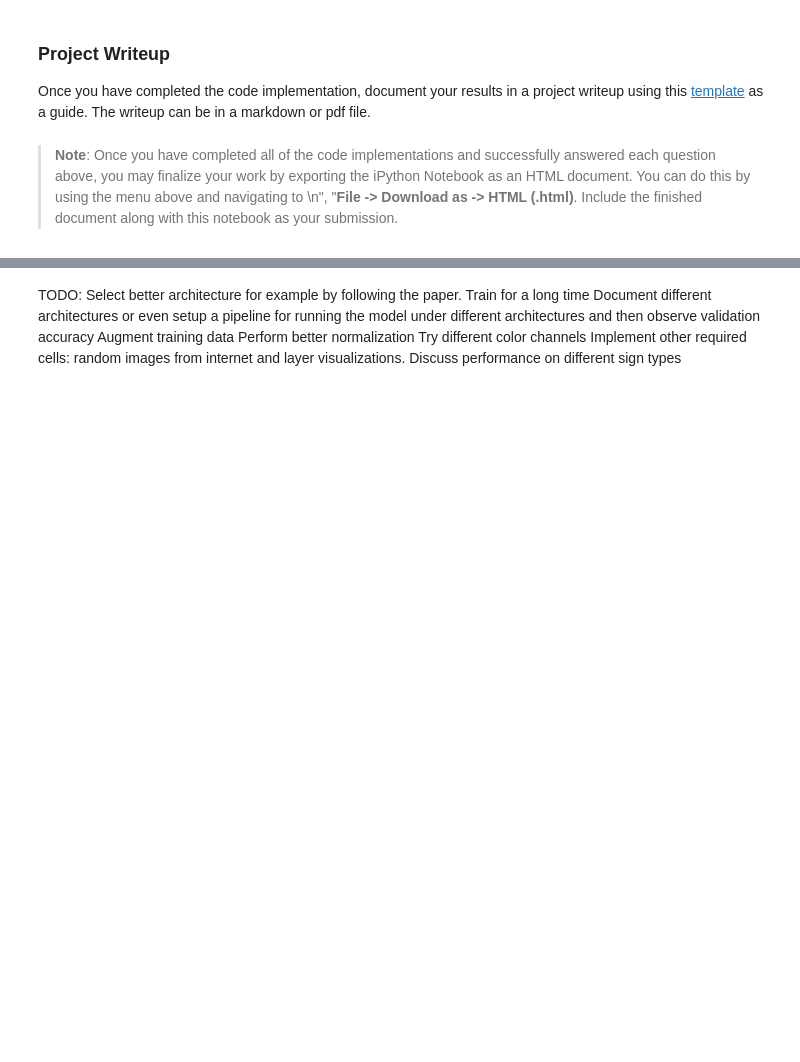
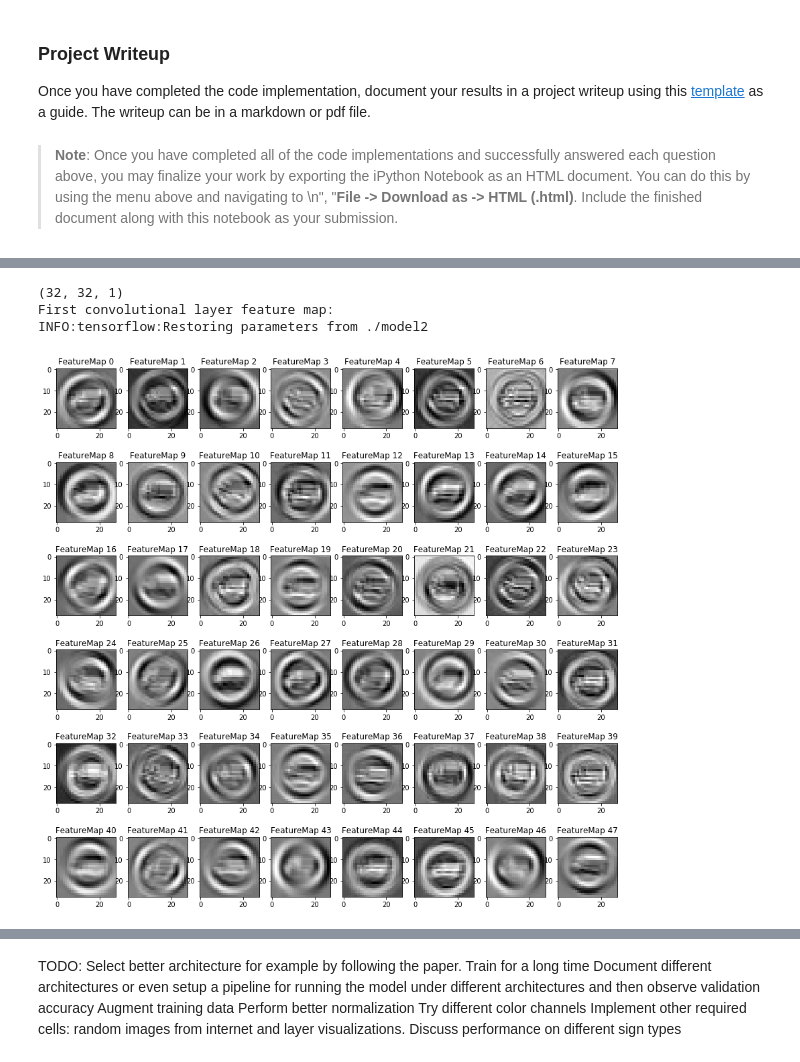
Before and after one commit to maks-bond/CarND-TrafficSignClassification, a Jupyter notebook: Traffic_Sign_Classifier.ipynb, the cells around one changed output, grey strips where cells are left out. Drawn from its saved outputs; the diff is of its cells as text; code cells hidden in the pictures; blank space fills up the shorter version.

```diff
--- a/Traffic_Sign_Classifier.ipynb
+++ b/Traffic_Sign_Classifier.ipynb
@@ -379,7 +349,7 @@ sets imply underfitting. A high accuracy on the training set but low accuracy on
 ### the accuracy on the test set should be calculated and reported as well.
 ### Feel free to use as many code cells as needed.
 
-EPOCHS = 20
+EPOCHS = 15
 BATCH_SIZE = 100
 
 train_data = X_train_norm
@@ -623,17 +598,19 @@ def outputFeatureMap(image_input, tf_activation, activation_min=-1, activation_m
     # image_input =
     # Note: x should be the same name as your network's tensorflow data placeholder variable
     # If you get an error tf_activation is not defined it may be having trouble accessing the variable from inside a function
-    activation = tf_activation.eval(session=sess,feed_dict={x : image_input})
-    featuremaps = activation.shape[3]
-    plt.figure(plt_num, figsize=(15,15))
-    for featuremap in range(featuremaps):
-        plt.subplot(6,8, featuremap+1) # sets the number of feature maps to show on each row and column
-        plt.title('FeatureMap ' + str(featuremap)) # displays the feature map number
-        if activation_min != -1 & activation_max != -1:
-            plt.imshow(activation[0,:,:, featuremap], interpolation="nearest", vmin =activation_min, vmax=activation_max, cmap="gray")
-        elif activation_max != -1:
-            plt.imshow(activation[0,:,:, featuremap], interpolation="nearest", vmax=activation_max, cmap="gray")
-        elif activation_min !=-1:
-            plt.imshow(activation[0,:,:, featuremap], interpolation="nearest", vmin=activation_min, cmap="gray")
-        else:
-            plt.imshow(activation[0,:,:, featuremap], interpolation="nearest", cmap="gray")
+    with tf.Session() as sess:
+        saver.restore(sess, tf.train.latest_checkpoint('.'))
+        activation = tf_activation.eval(session=sess,feed_dict={x : image_input, keep_prob : 1.0})
+        featuremaps = activation.shape[3]
+        plt.figure(plt_num, figsize=(15,15))
+        for featuremap in range(min(featuremaps, 48)):
+            plt.subplot(6,8, featuremap+1) # sets the number of feature maps to show on each row and column
+            plt.title('FeatureMap ' + str(featuremap)) # displays the feature map number
+            if activation_min != -1 & activation_max != -1:
+                plt.imshow(activation[0,:,:, featuremap], interpolation="nearest", vmin =activation_min, vmax=activation_max, cmap="gray")
+            elif activation_max != -1:
+                plt.imshow(activation[0,:,:, featuremap], interpolation="nearest", vmax=activation_max, cmap="gray")
+            elif activation_min !=-1:
+                plt.imshow(activation[0,:,:, featuremap], interpolation="nearest", vmin=activation_min, cmap="gray")
+            else:
+                plt.imshow(activation[0,:,:, featuremap], interpolation="nearest", cmap="gray")
@@ -639,0 +626,13 @@ def outputFeatureMap(image_input, tf_activation, activation_min=-1, activation_m
+# %%
+# But we will feed the preprocessed image
+test_im = preprocess(test_im_raw)
+print(test_im.shape)
+image_input = np.expand_dims(test_im, 0)
+print("First convolutional layer feature map:")
+outputFeatureMap(image_input, layers['conv1'])
+plt.savefig('writeup_imgs/conv1.jpg')
+# %% [output]
+(32, 32, 1)
+First convolutional layer feature map:
+INFO:tensorflow:Restoring parameters from ./model2
+[figure, added]
```
Also changed, not shown: parts of 18 cells of this notebook, 14 other files.
